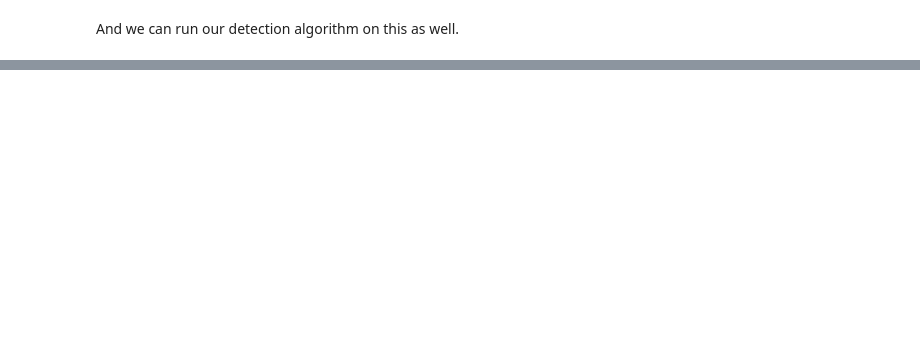
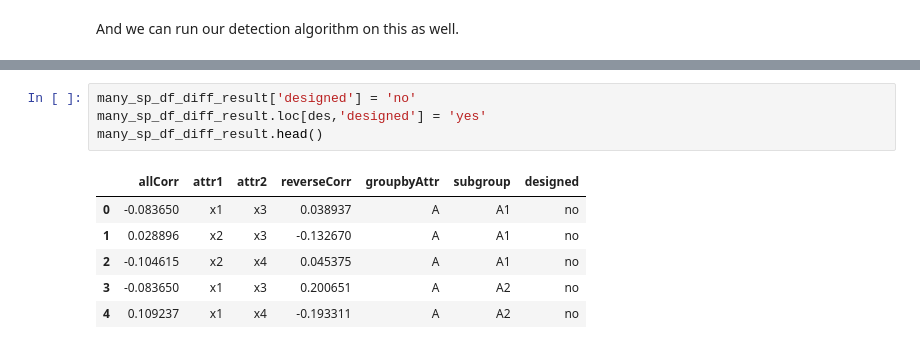
Before and after one commit to fairnessforensics/wiggum, a Jupyter notebook: research_notebooks/generate_sp.ipynb, the cells around one changed output, grey strips where cells are left out. Drawn from its saved outputs; the diff is of its cells as text; blank space fills up the shorter version.

```diff
--- a/research_notebooks/generate_sp.ipynb
+++ b/research_notebooks/generate_sp.ipynb
@@ -269,0 +287,11 @@ We designed in SP to occur between attributes 0 & 1 in group by A and 2 & 3 in g
+# %%
+many_sp_df_diff_result['designed'] = 'no'
+many_sp_df_diff_result.loc[des,'designed'] = 'yes'
+many_sp_df_diff_result.head()
+# %% [output]
+|  | allCorr | attr1 | attr2 | reverseCorr | groupbyAttr | subgroup | designed |
+| 0 | -0.083650 | x1 | x3 | 0.038937 | A | A1 | no |
+| 1 | 0.028896 | x2 | x3 | -0.132670 | A | A1 | no |
+| 2 | -0.104615 | x2 | x4 | 0.045375 | A | A1 | no |
+| 3 | -0.083650 | x1 | x3 | 0.200651 | A | A2 | no |
+| 4 | 0.109237 | x1 | x4 | -0.193311 | A | A2 | no |
```
Also changed, not shown: parts of 17 cells of this notebook, 4 other files.
